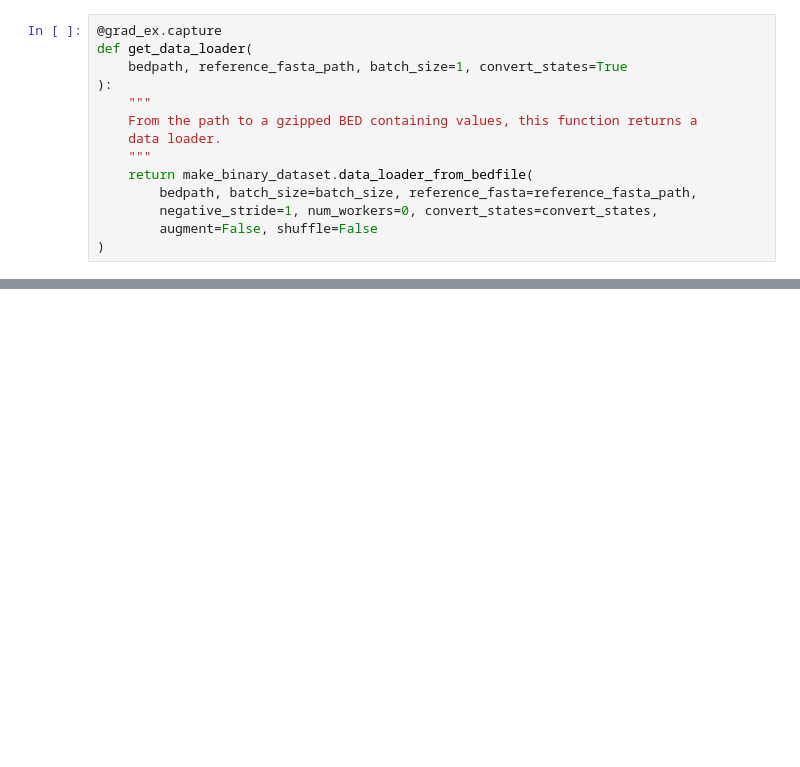
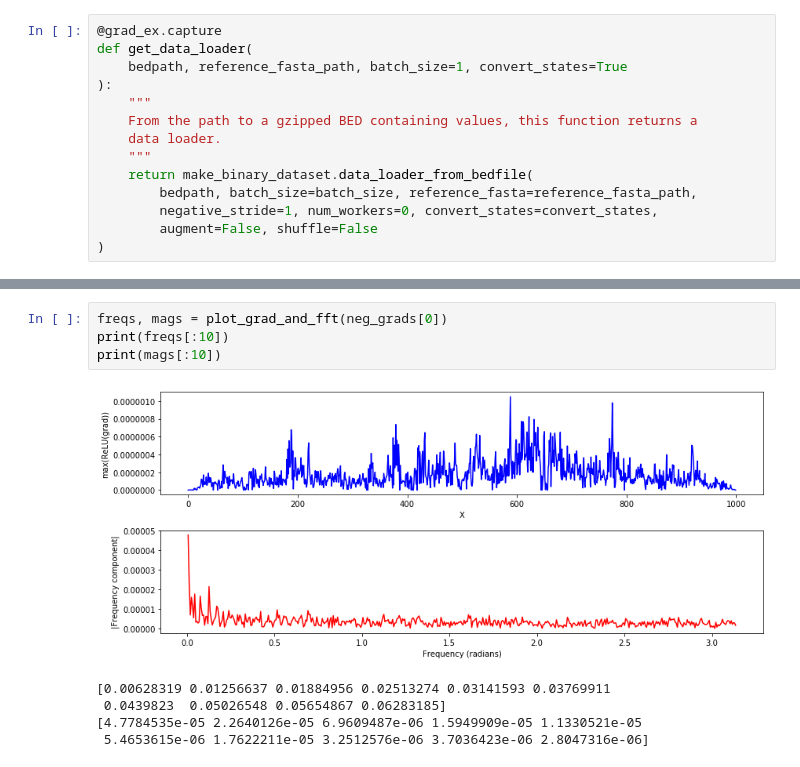
Before and after one commit to amtseng/fourier_attribution_priors, a Jupyter notebook: notebooks/input_gradients.ipynb, the cells around one changed output, grey strips where cells are left out. Drawn from its saved outputs; the diff is of its cells as text; blank space fills up the shorter version.

```diff
--- a/notebooks/input_gradients.ipynb
+++ b/notebooks/input_gradients.ipynb
@@ -139,0 +145,10 @@ plot_grad_and_fft(grads[-2])
+# %%
+freqs, mags = plot_grad_and_fft(neg_grads[0])
+print(freqs[:10])
+print(mags[:10])
+# %% [output]
+[figure, added]
+[0.00628319 0.01256637 0.01884956 0.02513274 0.03141593 0.03769911
+ 0.0439823  0.05026548 0.05654867 0.06283185]
+[4.7784535e-05 2.2640126e-05 6.9609487e-06 1.5949909e-05 1.1330521e-05
+ 5.4653615e-06 1.7622211e-05 3.2512576e-06 3.7036423e-06 2.8047316e-06]
```
Also changed, not shown: parts of 19 cells of this notebook, 5 other files.
